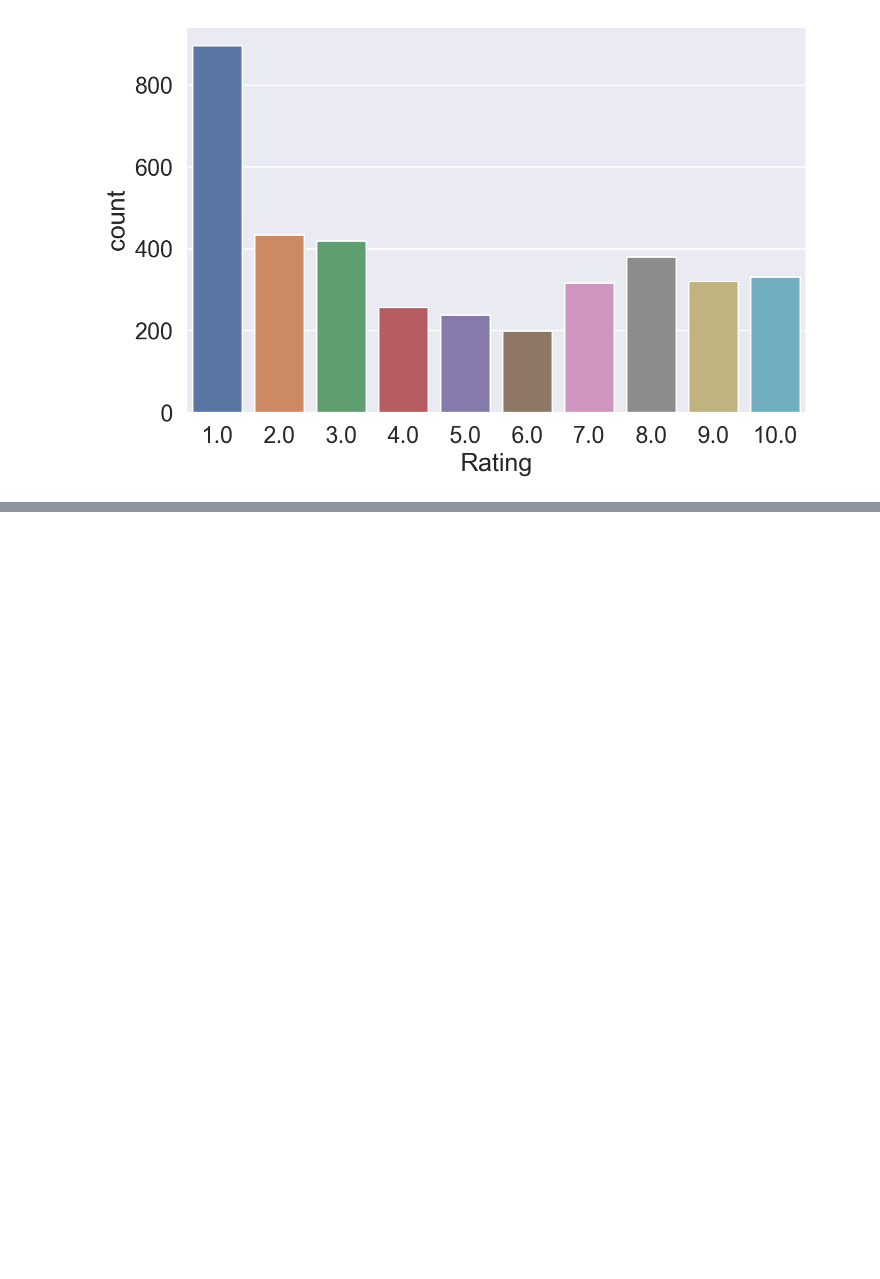
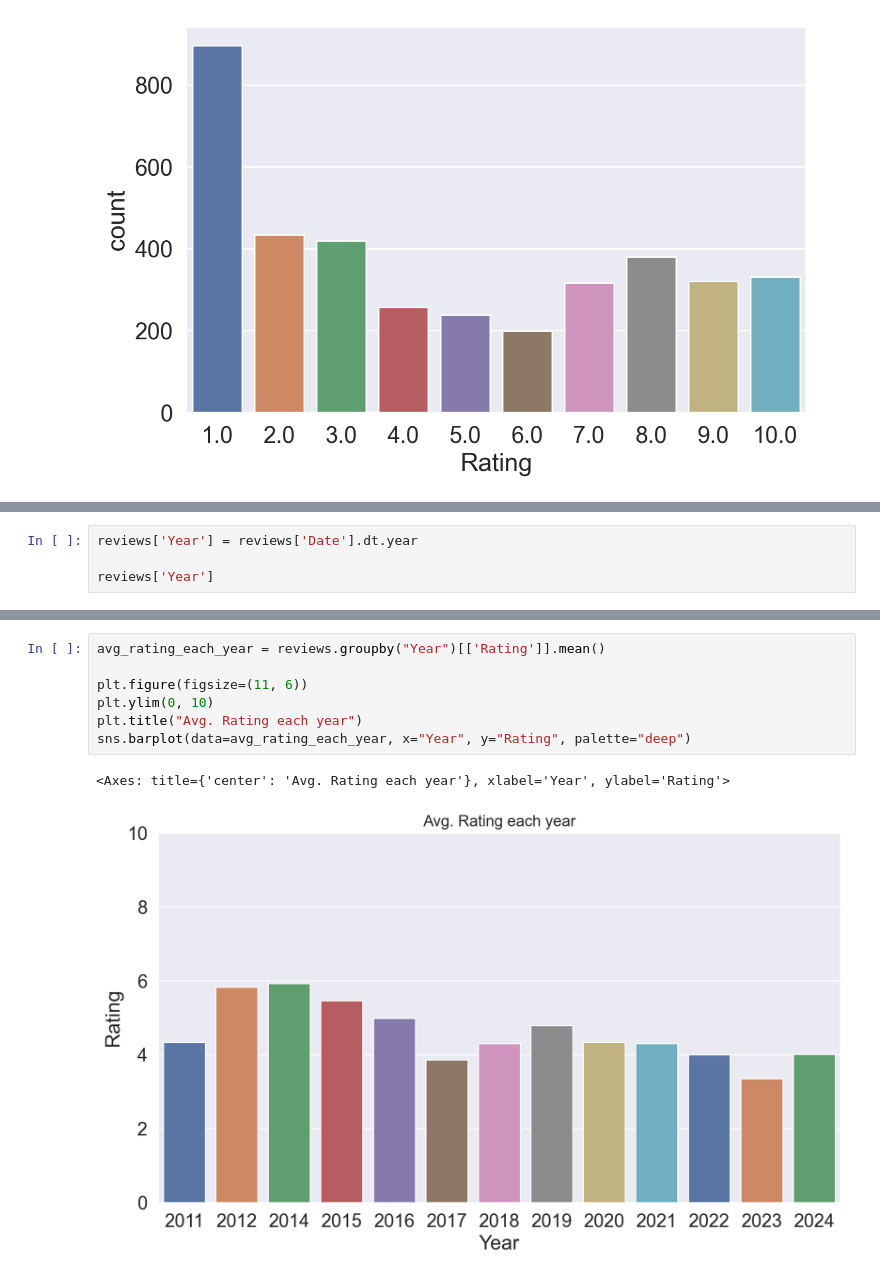
Before and after one commit to dakShh/ba-sentiment-analysis, a Jupyter notebook: notebooks/ba_sentiment_analysis.ipynb, the cells around one changed output, grey strips where cells are left out. Cells and saved outputs as stored; diff of their text form; blank space fills up the shorter version.

```diff
--- a/notebooks/ba_sentiment_analysis.ipynb
+++ b/notebooks/ba_sentiment_analysis.ipynb
@@ -273,0 +302,4 @@ plt.show()
+# %%
+reviews['Year'] = reviews['Date'].dt.year
+
+reviews['Year']
@@ -273,0 +337,10 @@ plt.show()
+# %%
+avg_rating_each_year = reviews.groupby("Year")[['Rating']].mean()
+
+plt.figure(figsize=(11, 6))
+plt.ylim(0, 10)
+plt.title("Avg. Rating each year")
+sns.barplot(data=avg_rating_each_year, x="Year", y="Rating", palette="deep")
+# %% [output]
+<Axes: title={'center': 'Avg. Rating each year'}, xlabel='Year', ylabel='Rating'>
+[figure, added]
```
Also changed, not shown: parts of 7 cells of this notebook.
